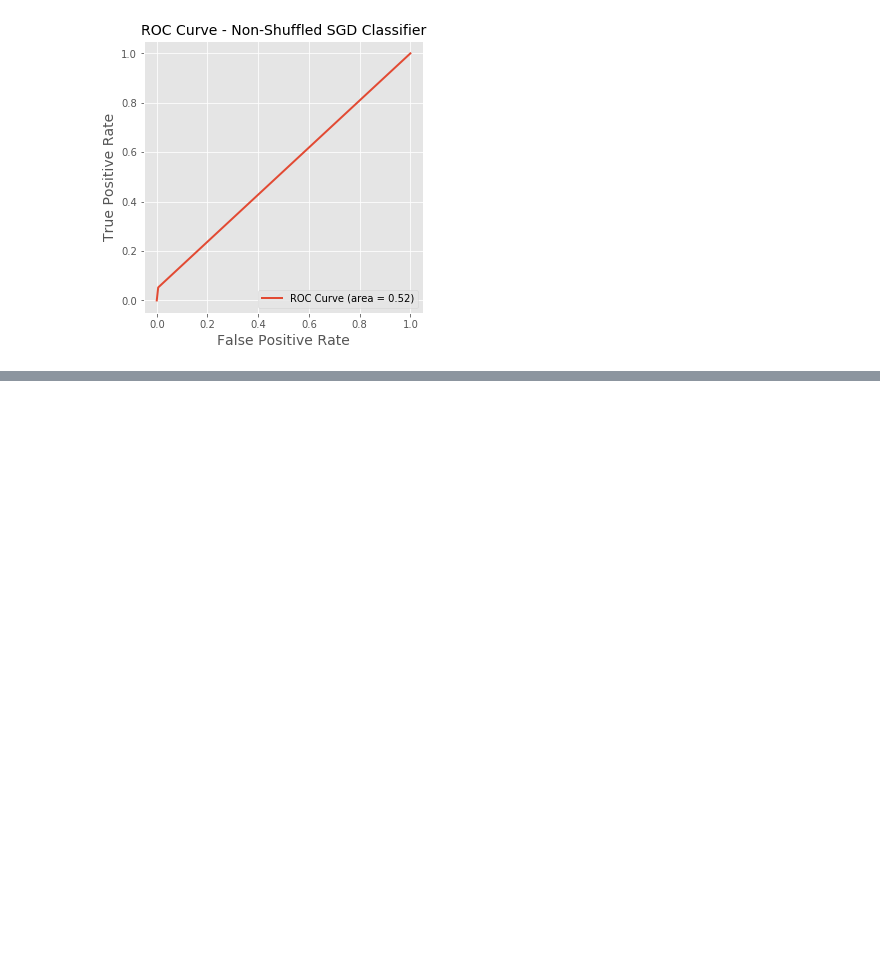
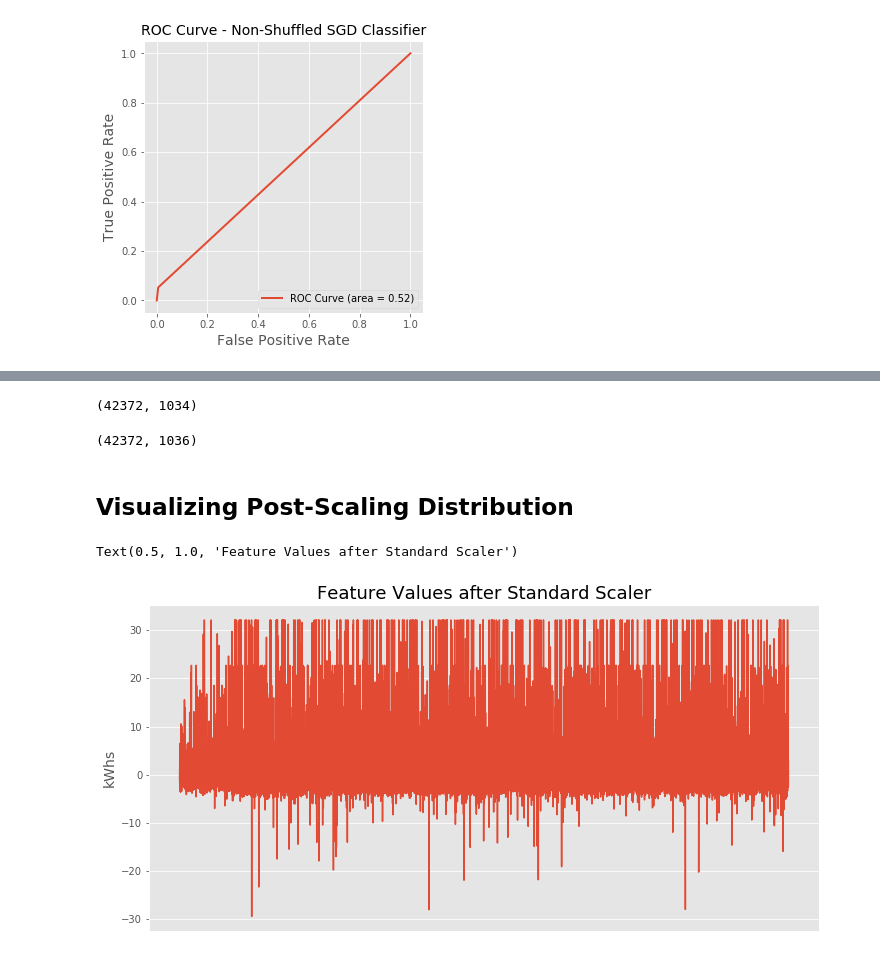
Before and after one commit to SMS-NED16/FYP-DL, a Jupyter notebook: fyp-assignments/05_Shallow_Learning_Models/01_Logistic_Regression/02_logreg_test.ipynb, the cells around one changed output, grey strips where cells are left out. Cells and saved outputs as stored; diff of their text form; code cells hidden in the pictures; blank space fills up the shorter version.

```diff
--- a/fyp-assignments/05_Shallow_Learning_Models/01_Logistic_Regression/02_logreg_test.ipynb
+++ b/fyp-assignments/05_Shallow_Learning_Models/01_Logistic_Regression/02_logreg_test.ipynb
@@ -521,0 +604,11 @@ logistic
+# %%
+# Instantiate a StandardScaler
+standardScaler = StandardScaler()
+# %%
+# Fit the standard scaler ton a consumer basis by transposing the kWhs
+kWhs_scaled = standardScaler.fit_transform(kWhs_unscaled.transpose()).transpose()
+# %%
+# Confirming shape is as expected
+kWhs_scaled.shape
+# %% [output]
+(42372, 1034)
@@ -521,0 +621,17 @@ logistic
+# %%
+# Confirming shape is as expected
+df_std_scaled.shape
+# %% [output]
+(42372, 1036)
+# %% [markdown]
+## Visualizing Post-Scaling Distribution
+# %%
+# Checking distribution of kWhs after scaling
+plt.figure(figsize=(12, 6))
+plt.plot(kWhs_scaled.ravel())
+plt.xticks([])
+plt.ylabel("kWhs", fontsize=14)
+plt.title("Feature Values after Standard Scaler", fontsize=18)
+# %% [output]
+Text(0.5, 1.0, 'Feature Values after Standard Scaler')
+[figure, added]
```
Also changed, not shown: parts of 77 cells of this notebook.
